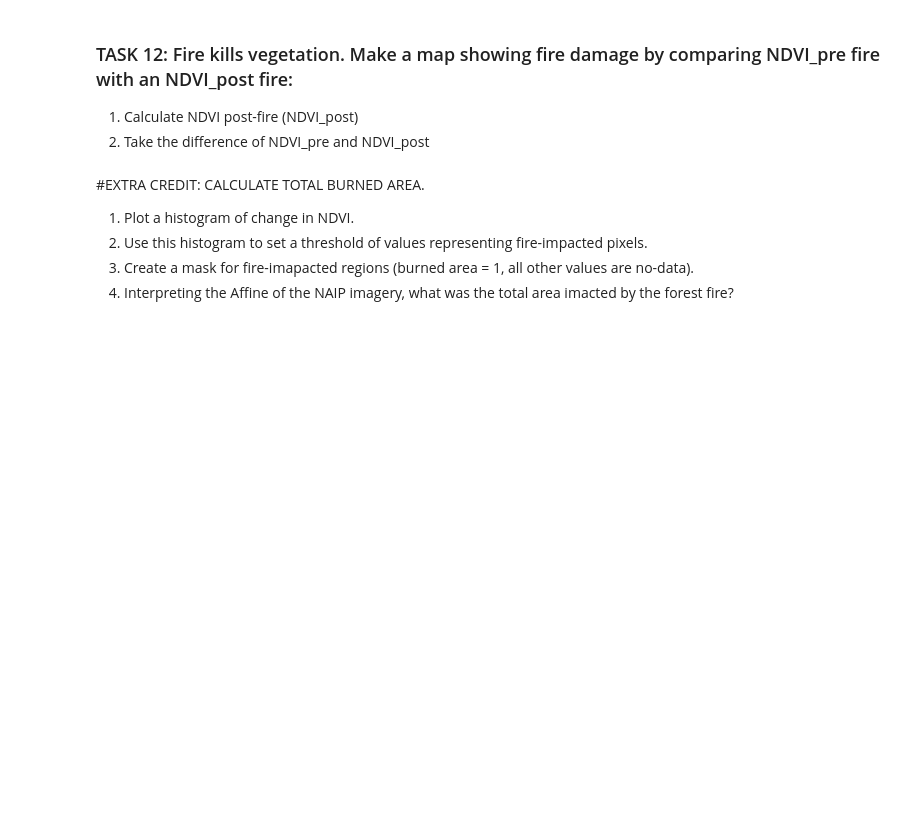
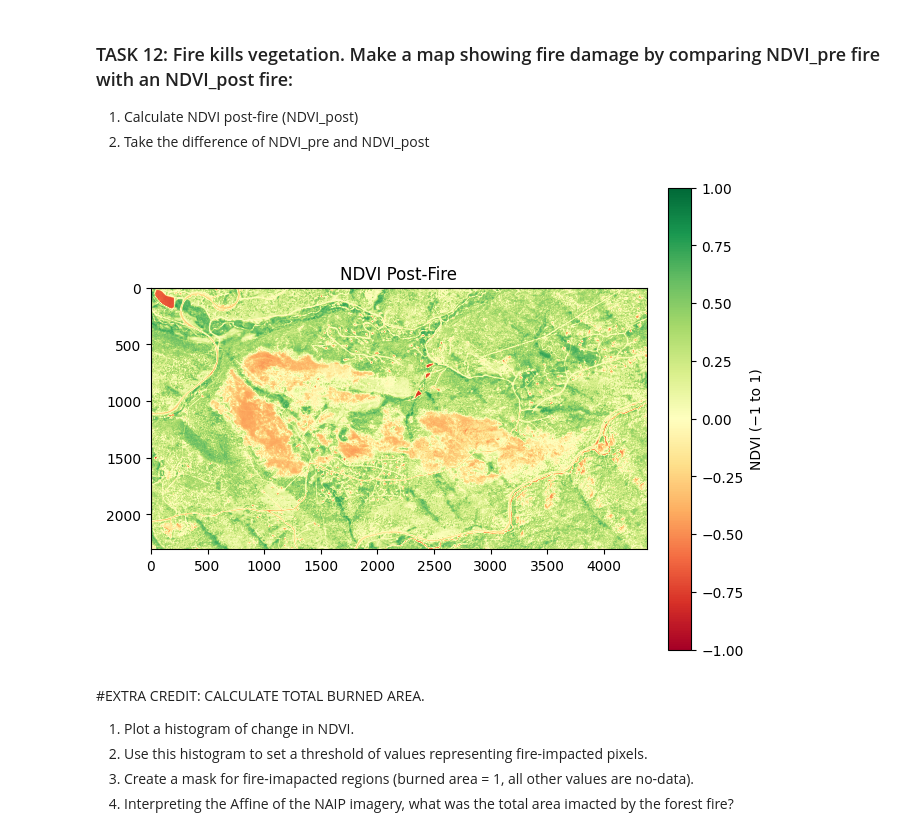
Before and after one commit to robisha-vice/WaterDig, a Jupyter notebook: CodeSprints/RasterData101.ipynb, the cells around one changed output. Saved outputs shown, nothing was run; the diff lists cells and outputs as text; code cells hidden in the pictures; blank space fills up the shorter version.

```diff
--- a/CodeSprints/RasterData101.ipynb
+++ b/CodeSprints/RasterData101.ipynb
@@ -609,3 +646,31 @@ naip_post_fire_path = os.path.join("earthpy-downloads",
+# %%
+# Task 12: create NDVI_post
+
+# --- Extract post-fire bands (cast to float for division) ---
+red_post = naip_post_fire[0].astype("float32")
+nir_post = naip_post_fire[3].astype("float32")
+
+# --- NDVI_post = (NIR - Red) / (NIR + Red) ---
+num_post = nir_post - red_post
+den_post = nir_post + red_post
+
+with np.errstate(divide='ignore', invalid='ignore'):
+    NDVI_post = num_post / den_post
+
+# Replace non-finite with NaN (optional but helpful)
+NDVI_post = np.where(np.isfinite(NDVI_post), NDVI_post, np.nan)
+
+# Task 12: map change in NDVI
+
+# --- Plot NDVI_post ---
+fig, ax = plt.subplots(figsize=(7, 6))
+im = ax.imshow(NDVI_post, cmap="RdYlGn", vmin=-1, vmax=1)
+ax.set_title("NDVI Post-Fire")
+cbar = plt.colorbar(im, ax=ax, fraction=0.046, pad=0.04)
+cbar.set_label("NDVI (−1 to 1)")
+plt.show()
+# %% [output]
+[figure, added]
 # %% [markdown]
 #EXTRA CREDIT: CALCULATE TOTAL BURNED AREA.
 1. Plot a histogram of change in NDVI.
```
Also changed, not shown: parts of 10 cells of this notebook.
